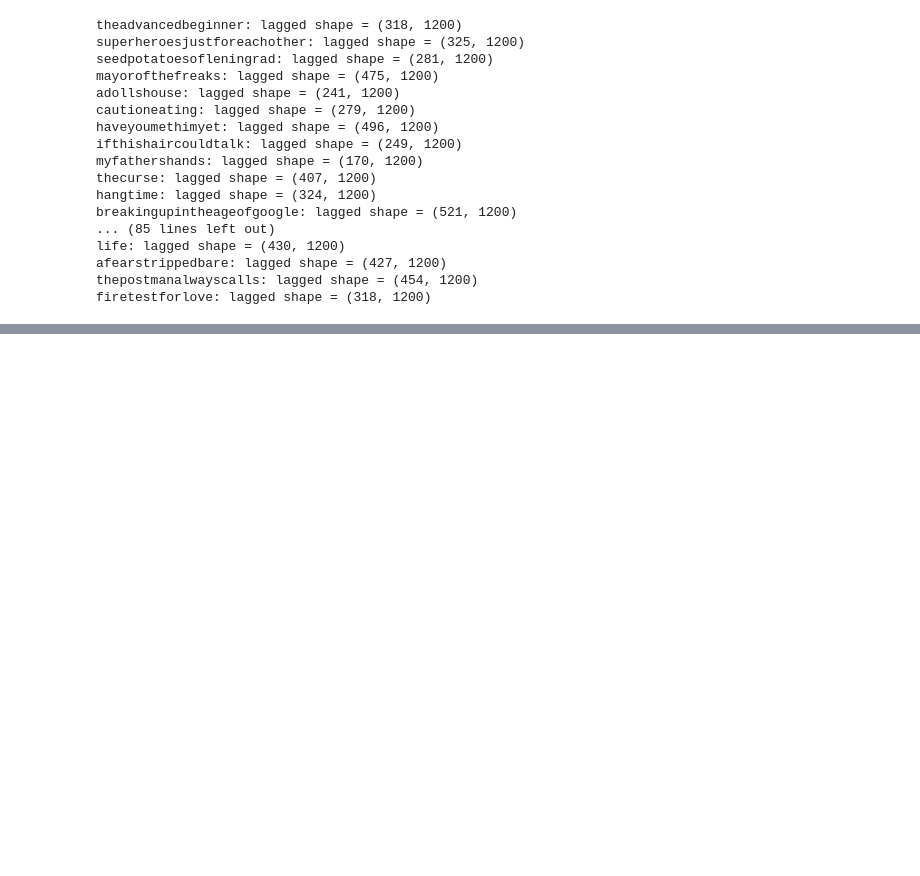
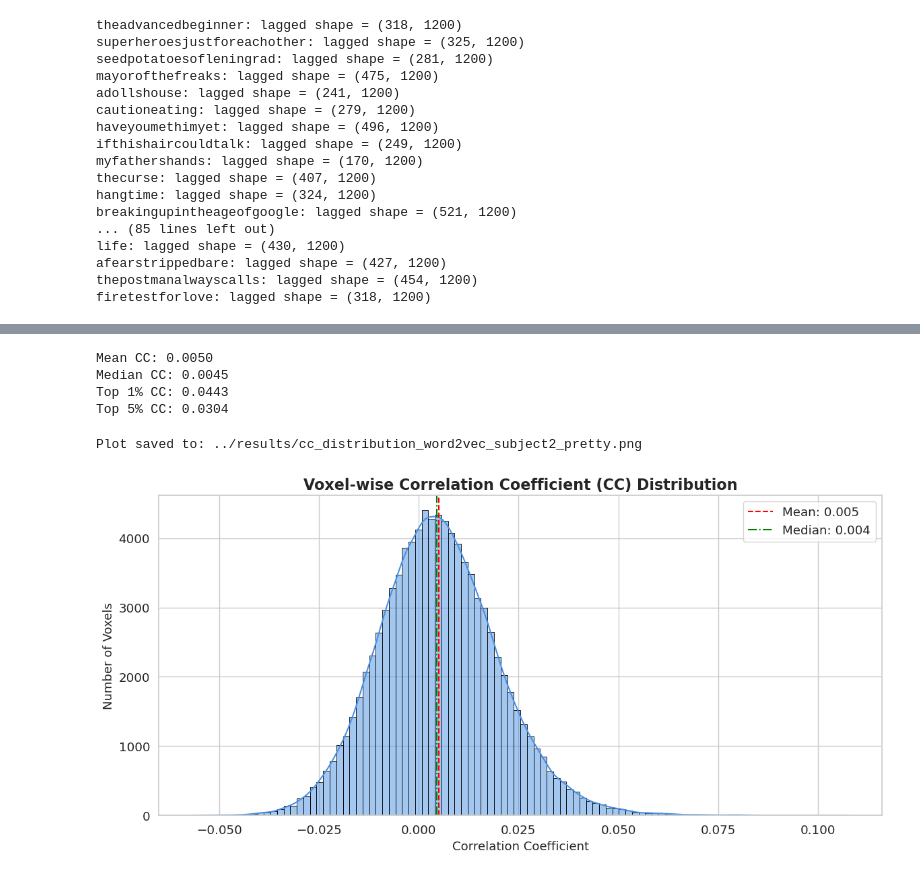
Before and after one commit to lunamk1/lab3-1, a Jupyter notebook: code/GloVe.ipynb, the cells around one changed output, grey strips where cells are left out. Drawn from its saved outputs; the diff is of its cells as text; code cells hidden in the pictures; blank space fills up the shorter version.

```diff
--- a/code/GloVe.ipynb
+++ b/code/GloVe.ipynb
@@ -155,0 +306,72 @@ firetestforlove: lagged shape = (318, 1200)
+# %%
+# ----- Evaluate on test set -----
+from scipy.stats import pearsonr
+def compute_cc(y_true, y_pred):
+    cc_vals = []
+    for v in range(y_true.shape[1]):  # for each voxel
+        cc, _ = pearsonr(y_true[:, v], y_pred[:, v])
+        cc_vals.append(cc)
+    return np.array(cc_vals)
+
+X_test = []
+Y_test = []
+
+for story in test_stories:
+    if story in X_glove_lagged and story in Y_trimmed:
+        X_test.append(X_glove_lagged[story])
+        Y_test.append(Y_trimmed[story])
+
+X_test = np.vstack(X_test)
+Y_test = np.vstack(Y_test)
+
+Y_pred = ridge.predict(X_test)
+
+ccs = compute_cc(Y_test, Y_pred)
+
+print(f"Mean CC: {np.mean(ccs):.4f}")
+print(f"Median CC: {np.median(ccs):.4f}")
+print(f"Top 1% CC: {np.percentile(ccs, 99):.4f}")
+print(f"Top 5% CC: {np.percentile(ccs, 95):.4f}")
+# %% [output]
+Mean CC: 0.0050
+Median CC: 0.0045
+Top 1% CC: 0.0443
+Top 5% CC: 0.0304
+# %%
+import matplotlib.pyplot as plt
+import seaborn as sns
+import numpy as np
+
+# Remove NaNs
+valid_ccs = ccs[~np.isnan(ccs)]
+
+# Set plot style
+sns.set(style="whitegrid", font_scale=1.2)
+
+# Create figure
+plt.figure(figsize=(12, 6))
+
+# Plot histogram
+sns.histplot(valid_ccs, bins=100, kde=True, color="#4A90E2", edgecolor="black", stat="count")
+
+# Add vertical lines for mean and median
+plt.axvline(np.mean(valid_ccs), color='red', linestyle='--', label=f"Mean: {np.mean(valid_ccs):.3f}")
+plt.axvline(np.median(valid_ccs), color='green', linestyle='-.', label=f"Median: {np.median(valid_ccs):.3f}")
+
+# Titles and labels
+plt.title("Voxel-wise Correlation Coefficient (CC) Distribution", fontsize=16, weight="bold")
+plt.xlabel("Correlation Coefficient", fontsize=13)
+plt.ylabel("Number of Voxels", fontsize=13)
+plt.legend()
+plt.tight_layout()
+
+save_dir = os.path.join("..", "results")
+os.makedirs(save_dir, exist_ok=True)
+
+plot_path = os.path.join(save_dir, "cc_distribution_word2vec_subject2_pretty.png")
+plt.savefig(plot_path, dpi=300)
+
+print(f"Plot saved to: {plot_path}")
+# %% [output]
+Plot saved to: ../results/cc_distribution_word2vec_subject2_pretty.png
+[figure, added]
```
Also changed, not shown: parts of 5 cells of this notebook.
